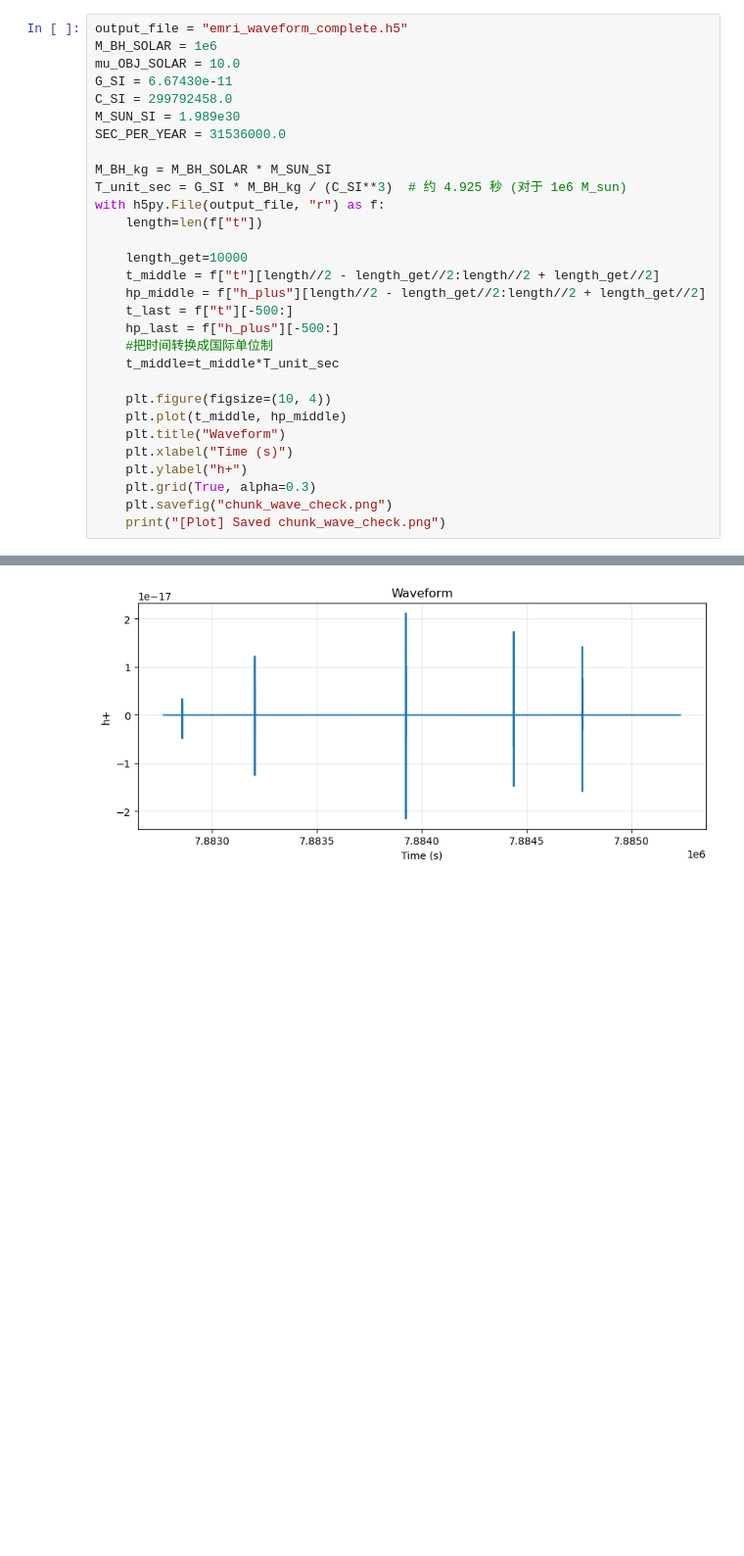
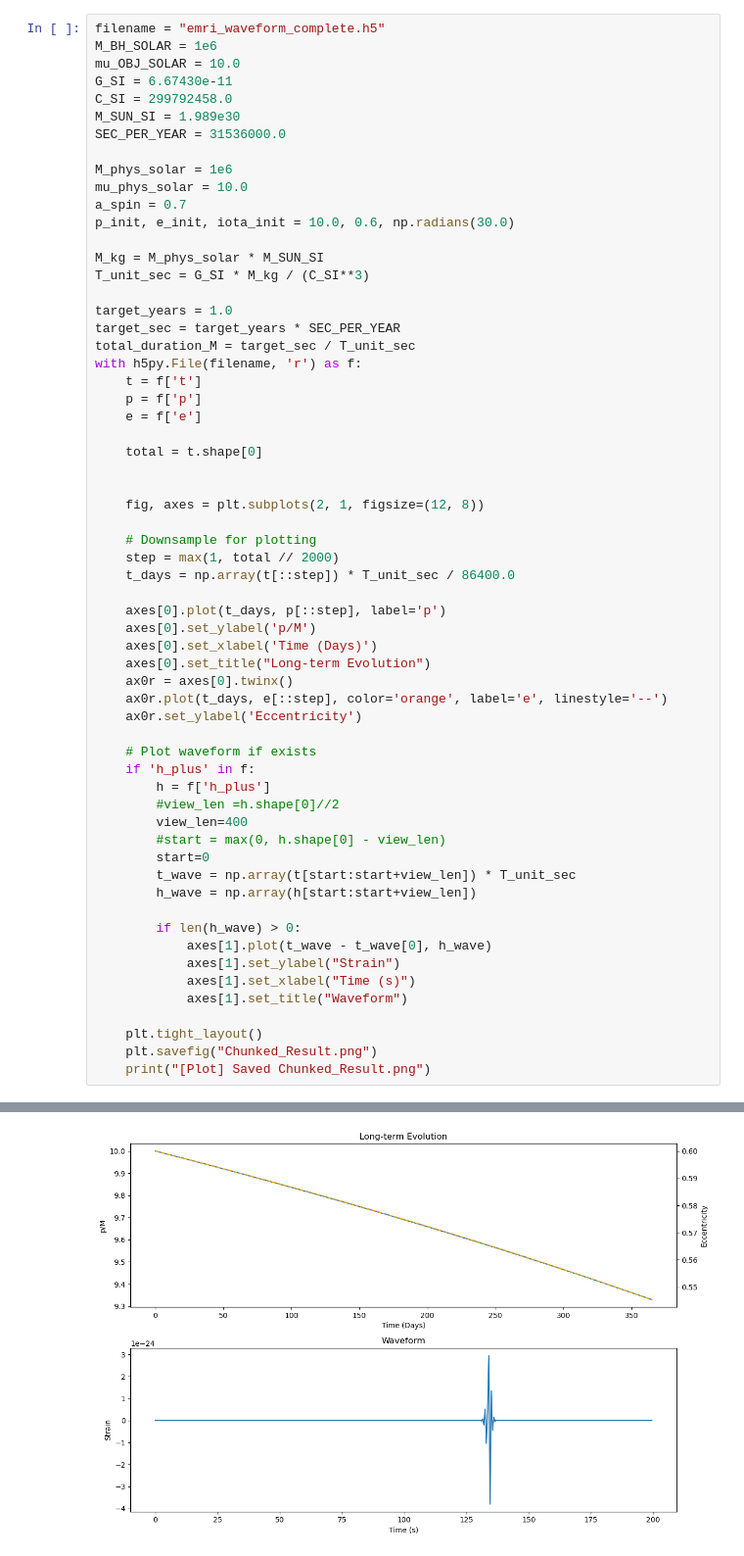
Before and after one commit to ljq2088/Kludge_EMRI, a Jupyter notebook: test.ipynb, the cells around one changed output, grey strips where cells are left out. Shown at 98% size. Drawn from its saved outputs; the diff is of its cells as text; blank space fills up the shorter version.

```diff
--- a/test.ipynb
+++ b/test.ipynb
@@ -13,5 +11,5 @@ from src.emrikludge.waveforms.nk_waveform import compute_nk_waveform, ObserverIn
 # %%
-output_file = "emri_waveform_complete.h5"
+filename = "emri_waveform_complete.h5"
 M_BH_SOLAR = 1e6
 mu_OBJ_SOLAR = 10.0
 G_SI = 6.67430e-11
@@ -19,25 +17,56 @@ C_SI = 299792458.0
 M_SUN_SI = 1.989e30
 SEC_PER_YEAR = 31536000.0
 
-M_BH_kg = M_BH_SOLAR * M_SUN_SI
-T_unit_sec = G_SI * M_BH_kg / (C_SI**3)  # 约 4.925 秒 (对于 1e6 M_sun)
-with h5py.File(output_file, "r") as f:
-    length=len(f["t"])
+M_phys_solar = 1e6
+mu_phys_solar = 10.0
+a_spin = 0.7
+p_init, e_init, iota_init = 10.0, 0.6, np.radians(30.0)
 
-    length_get=10000
-    t_middle = f["t"][length//2 - length_get//2:length//2 + length_get//2]
-    hp_middle = f["h_plus"][length//2 - length_get//2:length//2 + length_get//2]
-    t_last = f["t"][-500:]
-    hp_last = f["h_plus"][-500:]
-    #把时间转换成国际单位制
-    t_middle=t_middle*T_unit_sec
+M_kg = M_phys_solar * M_SUN_SI
+T_unit_sec = G_SI * M_kg / (C_SI**3)
 
-    plt.figure(figsize=(10, 4))
-    plt.plot(t_middle, hp_middle)
-    plt.title("Waveform")
-    plt.xlabel("Time (s)")
-    plt.ylabel("h+")
-    plt.grid(True, alpha=0.3)
-    plt.savefig("chunk_wave_check.png")
-    print("[Plot] Saved chunk_wave_check.png")
+target_years = 1.0
+target_sec = target_years * SEC_PER_YEAR
+total_duration_M = target_sec / T_unit_sec
+with h5py.File(filename, 'r') as f:
+    t = f['t']
+    p = f['p']
+    e = f['e']
+
+    total = t.shape[0]
+
+
+    fig, axes = plt.subplots(2, 1, figsize=(12, 8))
+
+    # Downsample for plotting
+    step = max(1, total // 2000)
+    t_days = np.array(t[::step]) * T_unit_sec / 86400.0
+
+    axes[0].plot(t_days, p[::step], label='p')
+    axes[0].set_ylabel('p/M')
+    axes[0].set_xlabel('Time (Days)')
+    axes[0].set_title("Long-term Evolution")
+    ax0r = axes[0].twinx()
+    ax0r.plot(t_days, e[::step], color='orange', label='e', linestyle='--')
+    ax0r.set_ylabel('Eccentricity')
+
+    # Plot waveform if exists
+    if 'h_plus' in f:
+        h = f['h_plus']
+        #view_len =h.shape[0]//2
+        view_len=400
+        #start = max(0, h.shape[0] - view_len)
+        start=0
+        t_wave = np.array(t[start:start+view_len]) * T_unit_sec
+        h_wave = np.array(h[start:start+view_len])
+
+        if len(h_wave) > 0:
+            axes[1].plot(t_wave - t_wave[0], h_wave)
+            axes[1].set_ylabel("Strain")
+            axes[1].set_xlabel("Time (s)")
+            axes[1].set_title("Waveform")
+
+    plt.tight_layout()
+    plt.savefig("Chunked_Result.png")
+    print("[Plot] Saved Chunked_Result.png")
 # %% [output]
@@ -45 +74 @@ with h5py.File(output_file, "r") as f:
-[figure, old version]
+[figure, new version]
```
Also changed, not shown: parts of 2 cells of this notebook, 8 other files.
